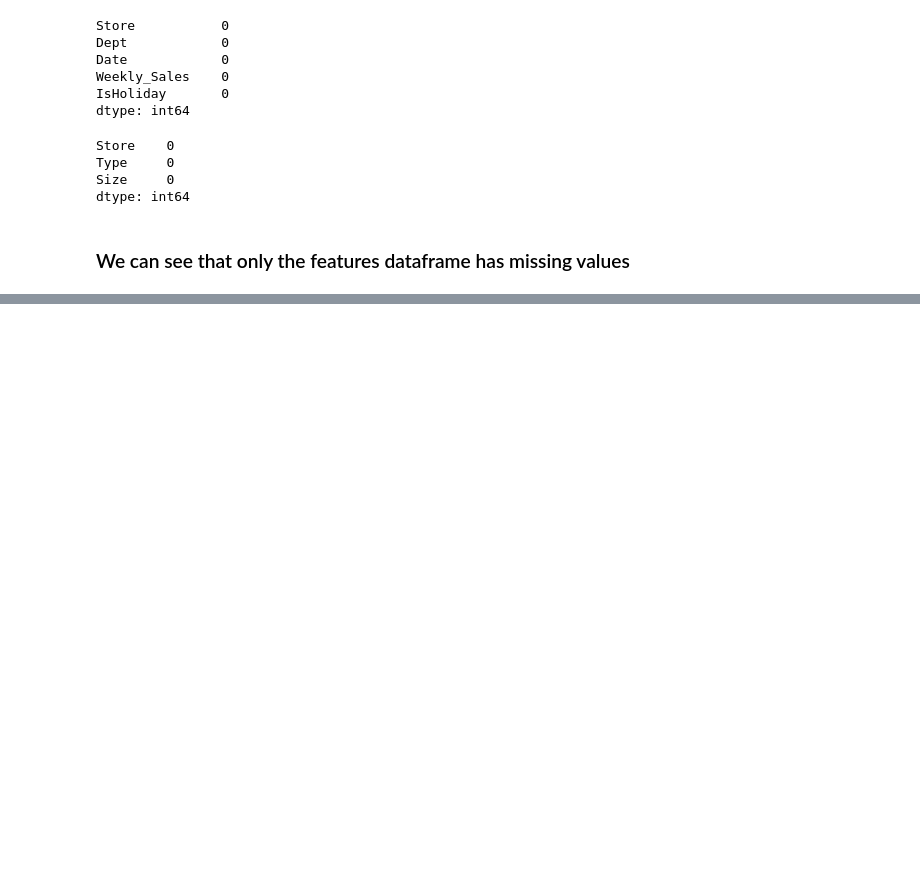
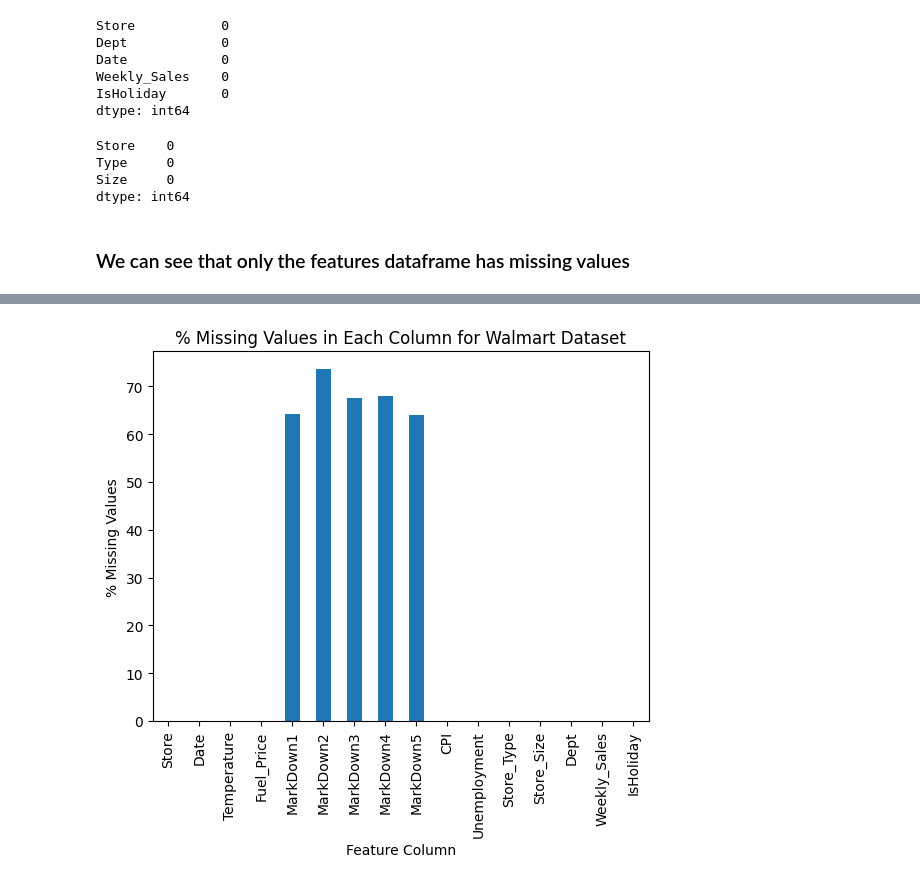
Before and after one commit to SahilBhave/AML-Project, a Jupyter notebook: AML Group Project.ipynb, the cells around one changed output, grey strips where cells are left out. Drawn from its saved outputs; the diff is of its cells as text; code cells hidden in the pictures; blank space fills up the shorter version.

```diff
--- a/AML Group Project.ipynb
+++ b/AML Group Project.ipynb
@@ -179,0 +208,10 @@ plt.show()
+# %%
+df = df[df['Dept'].notna()]
+df_nulls = (df.isna().sum()/len(df)) *100
+df_nulls.plot(kind = "bar",
+               xlabel = "Feature Column",
+               title = "% Missing Values in Each Column for Walmart Dataset",
+               ylabel = "% Missing Values")
+plt.show()
+# %% [output]
+[figure, added]
```
Also changed, not shown: parts of 23 cells of this notebook.
